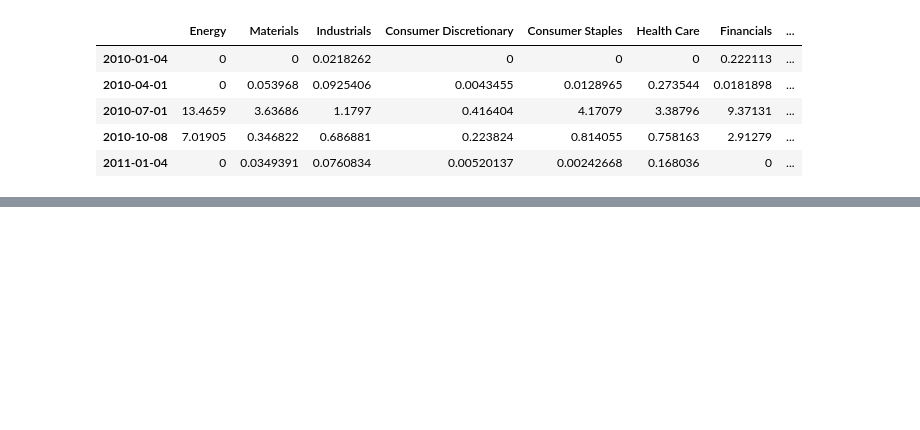
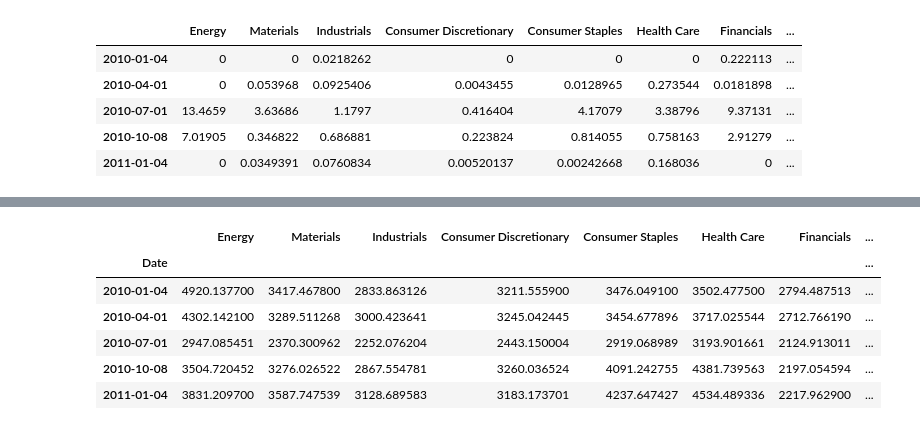
Before and after one commit to percy-xu/cicc, a Jupyter notebook: Industry Momentum + CAPE/data_preprocessing.ipynb, the cells around one changed output, grey strips where cells are left out. Cells and saved outputs as stored; diff of their text form; code cells hidden in the pictures; blank space fills up the shorter version.

```diff
--- a/Industry Momentum + CAPE/data_preprocessing.ipynb
+++ b/Industry Momentum + CAPE/data_preprocessing.ipynb
@@ -117,0 +141,10 @@ df_div_q.head()
+# %%
+df_total_rtn_q.head()
+# %% [output]
+|  | Energy | Materials | Industrials | Consumer Discretionary | Consumer Staples | Health Care | Financials | ... |
+| Date |  |  |  |  |  |  |  | ... |
+| 2010-01-04 | 4920.137700 | 3417.467800 | 2833.863126 | 3211.555900 | 3476.049100 | 3502.477500 | 2794.487513 | ... |
+| 2010-04-01 | 4302.142100 | 3289.511268 | 3000.423641 | 3245.042445 | 3454.677896 | 3717.025544 | 2712.766190 | ... |
+| 2010-07-01 | 2947.085451 | 2370.300962 | 2252.076204 | 2443.150004 | 2919.068989 | 3193.901661 | 2124.913011 | ... |
+| 2010-10-08 | 3504.720452 | 3276.026522 | 2867.554781 | 3260.036524 | 4091.242755 | 4381.739563 | 2197.054594 | ... |
+| 2011-01-04 | 3831.209700 | 3587.747539 | 3128.689583 | 3183.173701 | 4237.647427 | 4534.489336 | 2217.962900 | ... |
```
Also changed, not shown: parts of 14 cells of this notebook.
